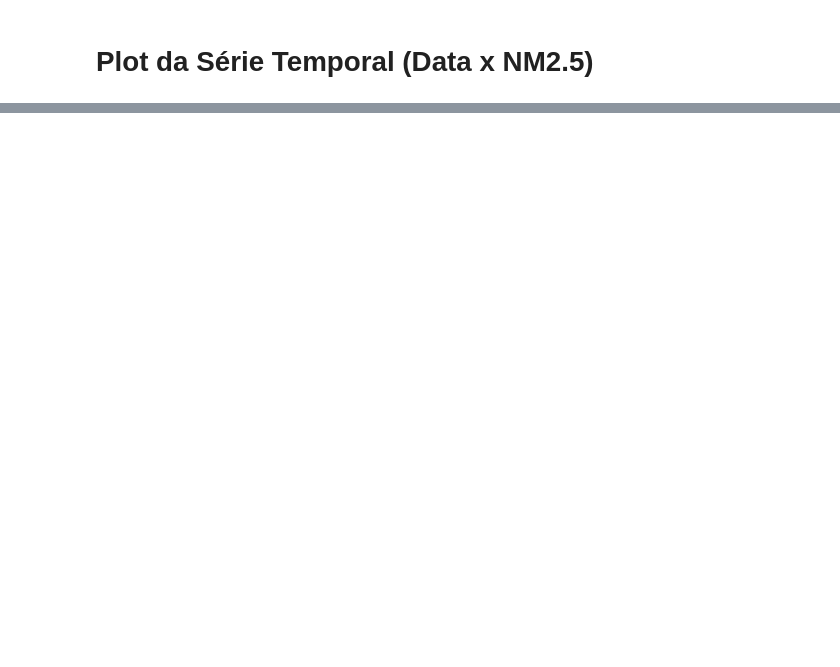
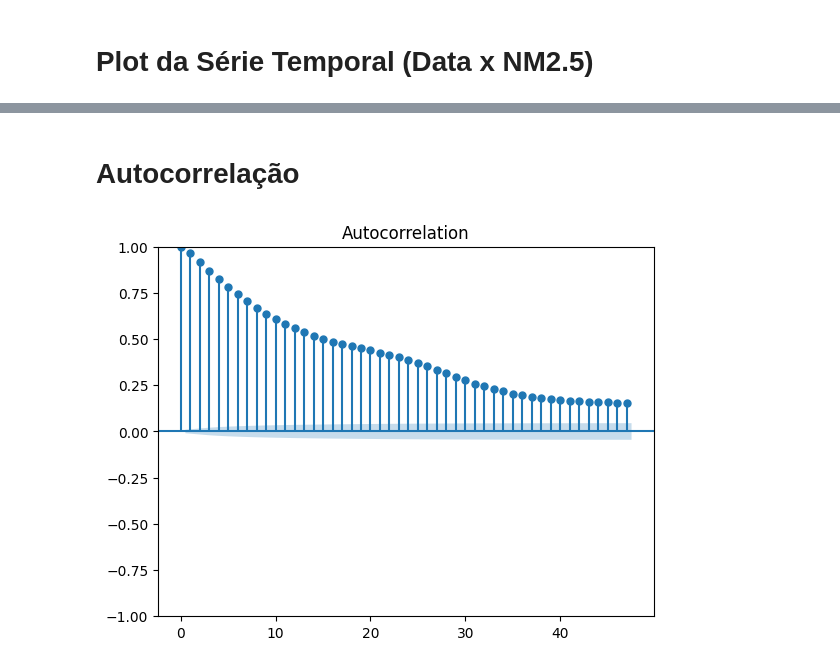
Before and after one commit to BccMaterial/CD-P2, a Jupyter notebook: notebooks/time_series_analysis.ipynb, the cells around one changed output, grey strips where cells are left out. Drawn from its saved outputs; the diff is of its cells as text; code cells hidden in the pictures; blank space fills up the shorter version.

```diff
--- a/notebooks/time_series_analysis.ipynb
+++ b/notebooks/time_series_analysis.ipynb
@@ -57,0 +62,7 @@ Text(0, 0.5, 'Qtd. de Partículas Microscópicas')
+# %% [markdown]
+# Autocorrelação
+# %%
+plot_acf(df_filtered["pm2.5"])
+plt.show()
+# %% [output]
+[figure, added]
```
Also changed, not shown: parts of 6 cells of this notebook, 1 other file.
